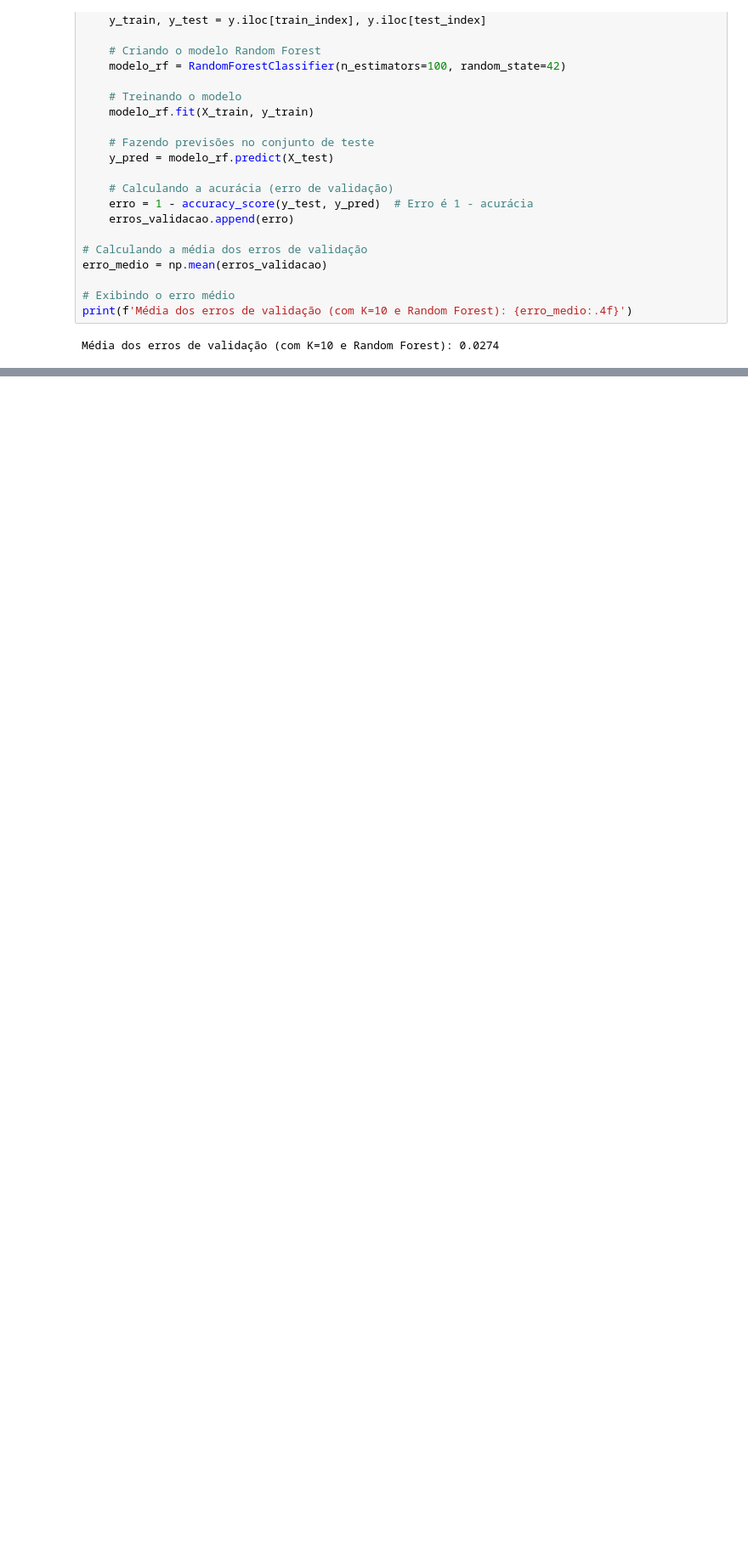
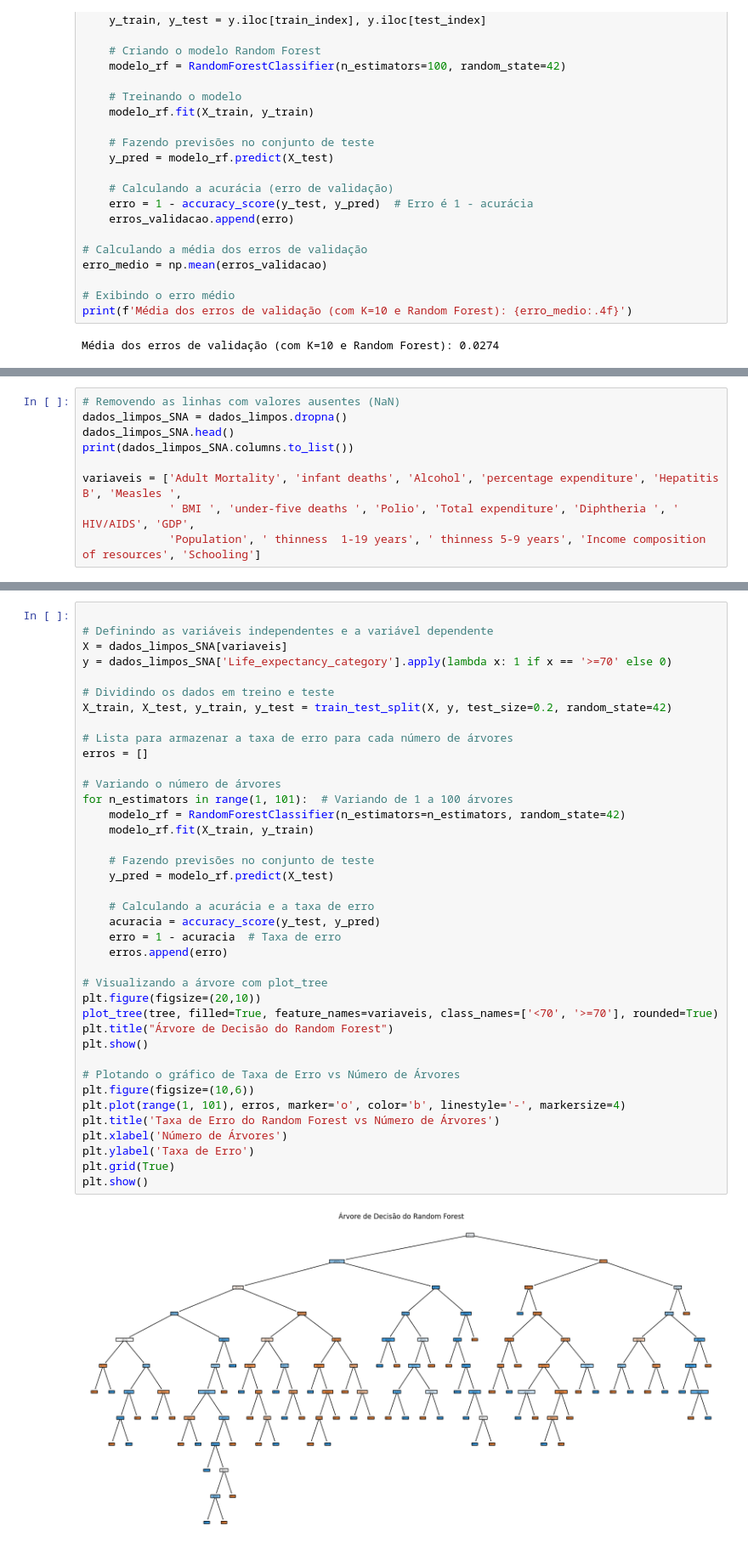
Before and after one commit to buenogi/Life-Expectancy-WHO-ML, a Jupyter notebook: Script/LifeExpectancy.ipynb, the cells around one changed output, grey strips where cells are left out. Shown at 85% size. Saved outputs shown, nothing was run; the diff lists cells and outputs as text; blank space fills up the shorter version.

```diff
--- a/Script/LifeExpectancy.ipynb
+++ b/Script/LifeExpectancy.ipynb
@@ -586,0 +539,9 @@ plt.show()
+# %%
+# Removendo as linhas com valores ausentes (NaN)
+dados_limpos_SNA = dados_limpos.dropna()
+dados_limpos_SNA.head()
+print(dados_limpos_SNA.columns.to_list())
+
+variaveis = ['Adult Mortality', 'infant deaths', 'Alcohol', 'percentage expenditure', 'Hepatitis B', 'Measles ',
+             ' BMI ', 'under-five deaths ', 'Polio', 'Total expenditure', 'Diphtheria ', ' HIV/AIDS', 'GDP',
+             'Population', ' thinness  1-19 years', ' thinness 5-9 years', 'Income composition of resources', 'Schooling']
@@ -586,0 +550,41 @@ plt.show()
+# %%
+
+# Definindo as variáveis independentes e a variável dependente
+X = dados_limpos_SNA[variaveis]
+y = dados_limpos_SNA['Life_expectancy_category'].apply(lambda x: 1 if x == '>=70' else 0)
+
+# Dividindo os dados em treino e teste
+X_train, X_test, y_train, y_test = train_test_split(X, y, test_size=0.2, random_state=42)
+
+# Lista para armazenar a taxa de erro para cada número de árvores
+erros = []
+
+# Variando o número de árvores
+for n_estimators in range(1, 101):  # Variando de 1 a 100 árvores
+    modelo_rf = RandomForestClassifier(n_estimators=n_estimators, random_state=42)
+    modelo_rf.fit(X_train, y_train)
+
+    # Fazendo previsões no conjunto de teste
+    y_pred = modelo_rf.predict(X_test)
+
+    # Calculando a acurácia e a taxa de erro
+    acuracia = accuracy_score(y_test, y_pred)
+    erro = 1 - acuracia  # Taxa de erro
+    erros.append(erro)
+
+# Visualizando a árvore com plot_tree
+plt.figure(figsize=(20,10))
+plot_tree(tree, filled=True, feature_names=variaveis, class_names=['<70', '>=70'], rounded=True)
+plt.title("Árvore de Decisão do Random Forest")
+plt.show()
+
+# Plotando o gráfico de Taxa de Erro vs Número de Árvores
+plt.figure(figsize=(10,6))
+plt.plot(range(1, 101), erros, marker='o', color='b', linestyle='-', markersize=4)
+plt.title('Taxa de Erro do Random Forest vs Número de Árvores')
+plt.xlabel('Número de Árvores')
+plt.ylabel('Taxa de Erro')
+plt.grid(True)
+plt.show()
+# %% [output]
+[figure, added]
```
Also changed, not shown: parts of 11 cells of this notebook.
